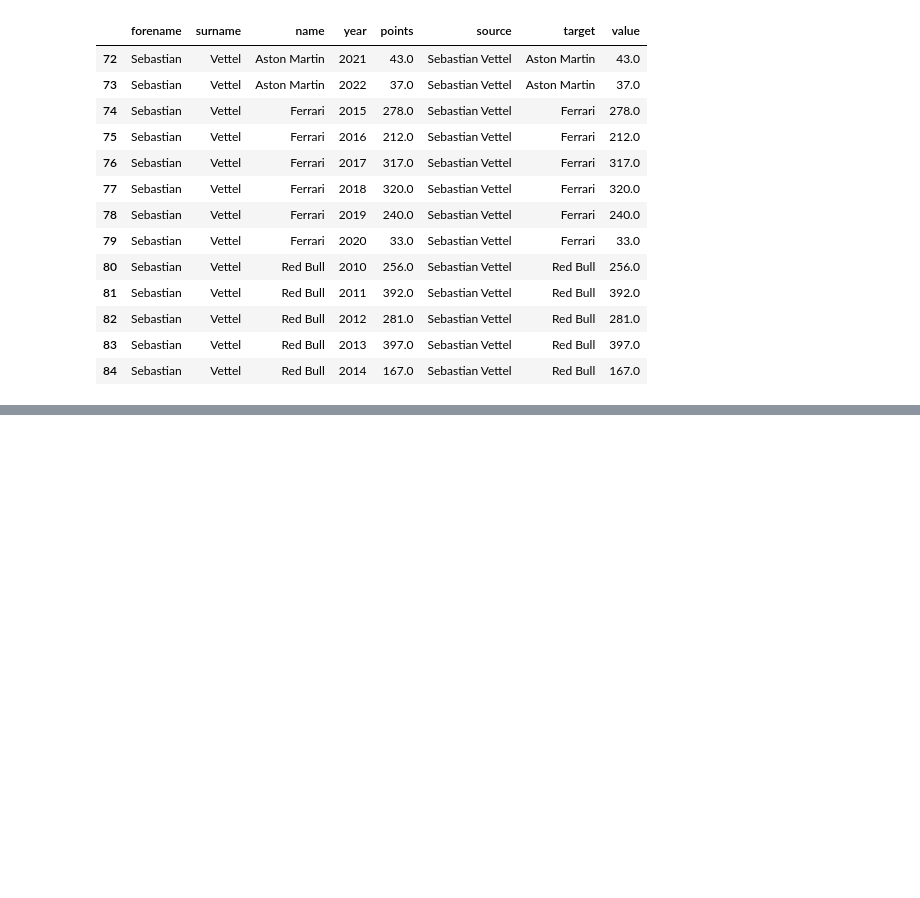
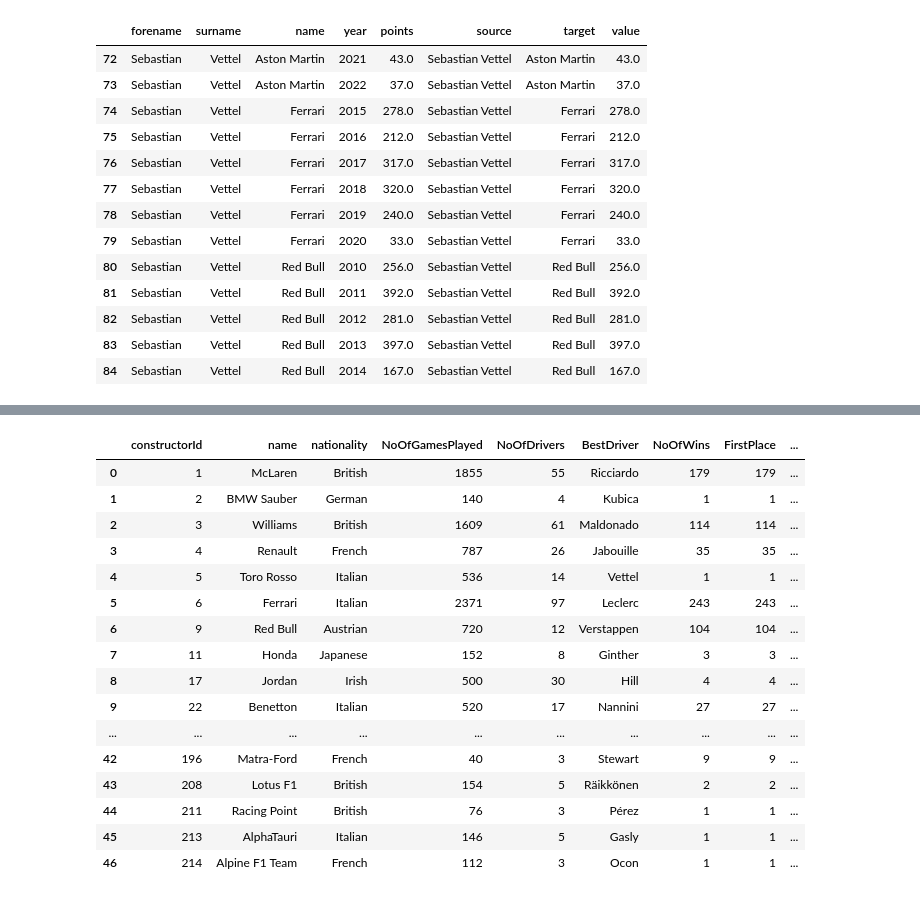
Before and after one commit to bhargavchintam/CSE-564-Visualization, a Jupyter notebook: Final Project/test.ipynb, the cells around one changed output, grey strips where cells are left out. Saved outputs shown, nothing was run; the diff lists cells and outputs as text; code cells hidden in the pictures; blank space fills up the shorter version.

```diff
--- a/Final Project/test.ipynb
+++ b/Final Project/test.ipynb
@@ -143,0 +278,74 @@ data_sankey[data_sankey['surname']=='Vettel']
+# %%
+import pandas as pd
+
+# Load datasets
+constructor_standings = pd.read_csv('datasets/constructor_standings.csv')
+constructors = pd.read_csv('datasets/constructors.csv')
+driver_standings = pd.read_csv('datasets/driver_standings.csv')
+drivers = pd.read_csv('datasets/drivers.csv')
+results = pd.read_csv('datasets/results.csv')
+races = pd.read_csv('datasets/races.csv')
+
+# Calculating games played per constructor (races attended)
+races_per_constructor = results['constructorId'].value_counts().reset_index()
+races_per_constructor.columns = ['constructorId', 'NoOfGamesPlayed']
+
+# Counting drivers per constructor
+drivers_per_constructor = results[['constructorId', 'driverId']].drop_duplicates()
+drivers_per_constructor_count = drivers_per_constructor.groupby('constructorId').count().reset_index()
+drivers_per_constructor_count.columns = ['constructorId', 'NoOfDrivers']
+
+# Best driver in history by total wins per constructor
+results_with_drivers = results.merge(drivers, on='driverId')
+driver_wins = results_with_drivers[results_with_drivers['positionOrder'] == 1]
+best_driver_per_constructor = driver_wins.groupby('constructorId').agg({'driverId':'max'}).reset_index()
+best_driver_per_constructor.columns = ['constructorId', 'BestDriverId']
+best_driver_names = drivers[['driverId', 'surname']].rename(columns={'surname': 'BestDriver'})
+best_driver_per_constructor = best_driver_per_constructor.merge(best_driver_names, left_on='BestDriverId', right_on='driverId', how='left')
+
+# Number of wins per constructor
+constructor_wins = driver_wins.groupby('constructorId').size().reset_index(name='NoOfWins')
+
+# Podium finishes per constructor
+podium_finishes = results_with_drivers[results_with_drivers['positionOrder'].isin([1, 2, 3])]
+podium_counts = podium_finishes.pivot_table(index='constructorId', columns='positionOrder', aggfunc='size', fill_value=0).reset_index()
+podium_counts.columns = ['constructorId', 'FirstPlace', 'SecondPlace', 'ThirdPlace']
+
+# Pole positions count (Assuming position 1 in qualifying is pole)
+pole_positions = results_with_drivers[results_with_drivers['grid'] == 1]
+pole_positions_count = pole_positions.groupby('constructorId').size().reset_index(name='PolePositions')
+
+# Total points per constructor
+total_points = constructor_standings.groupby('constructorId')['points'].sum().reset_index()
+
+# Combine all data
+constructor_details = constructors[['constructorId', 'name', 'nationality']].merge(races_per_constructor, on='constructorId')
+constructor_details = constructor_details.merge(drivers_per_constructor_count, on='constructorId')
+constructor_details = constructor_details.merge(best_driver_per_constructor[['constructorId', 'BestDriver']], on='constructorId')
+constructor_details = constructor_details.merge(constructor_wins, on='constructorId', how='left')
+constructor_details = constructor_details.merge(podium_counts, on='constructorId', how='left')
+constructor_details = constructor_details.merge(pole_positions_count, on='constructorId', how='left')
+constructor_details = constructor_details.merge(total_points, on='constructorId', how='left')
+
+# Clean and fill NaNs with zeros for counts and sums
+constructor_details.fillna(0, inplace=True)
+
+constructor_details
+# %% [output]
+|  | constructorId | name | nationality | NoOfGamesPlayed | NoOfDrivers | BestDriver | NoOfWins | FirstPlace | ... |
+| 0 | 1 | McLaren | British | 1855 | 55 | Ricciardo | 179 | 179 | ... |
+| 1 | 2 | BMW Sauber | German | 140 | 4 | Kubica | 1 | 1 | ... |
+| 2 | 3 | Williams | British | 1609 | 61 | Maldonado | 114 | 114 | ... |
+| 3 | 4 | Renault | French | 787 | 26 | Jabouille | 35 | 35 | ... |
+| 4 | 5 | Toro Rosso | Italian | 536 | 14 | Vettel | 1 | 1 | ... |
+| 5 | 6 | Ferrari | Italian | 2371 | 97 | Leclerc | 243 | 243 | ... |
+| 6 | 9 | Red Bull | Austrian | 720 | 12 | Verstappen | 104 | 104 | ... |
+| 7 | 11 | Honda | Japanese | 152 | 8 | Ginther | 3 | 3 | ... |
+| 8 | 17 | Jordan | Irish | 500 | 30 | Hill | 4 | 4 | ... |
+| 9 | 22 | Benetton | Italian | 520 | 17 | Nannini | 27 | 27 | ... |
+| ... | ... | ... | ... | ... | ... | ... | ... | ... | ... |
+| 42 | 196 | Matra-Ford | French | 40 | 3 | Stewart | 9 | 9 | ... |
+| 43 | 208 | Lotus F1 | British | 154 | 5 | Räikkönen | 2 | 2 | ... |
+| 44 | 211 | Racing Point | British | 76 | 3 | Pérez | 1 | 1 | ... |
+| 45 | 213 | AlphaTauri | Italian | 146 | 5 | Gasly | 1 | 1 | ... |
+| 46 | 214 | Alpine F1 Team | French | 112 | 3 | Ocon | 1 | 1 | ... |
```
Also changed, not shown: parts of 8 cells of this notebook, 4 other files.
